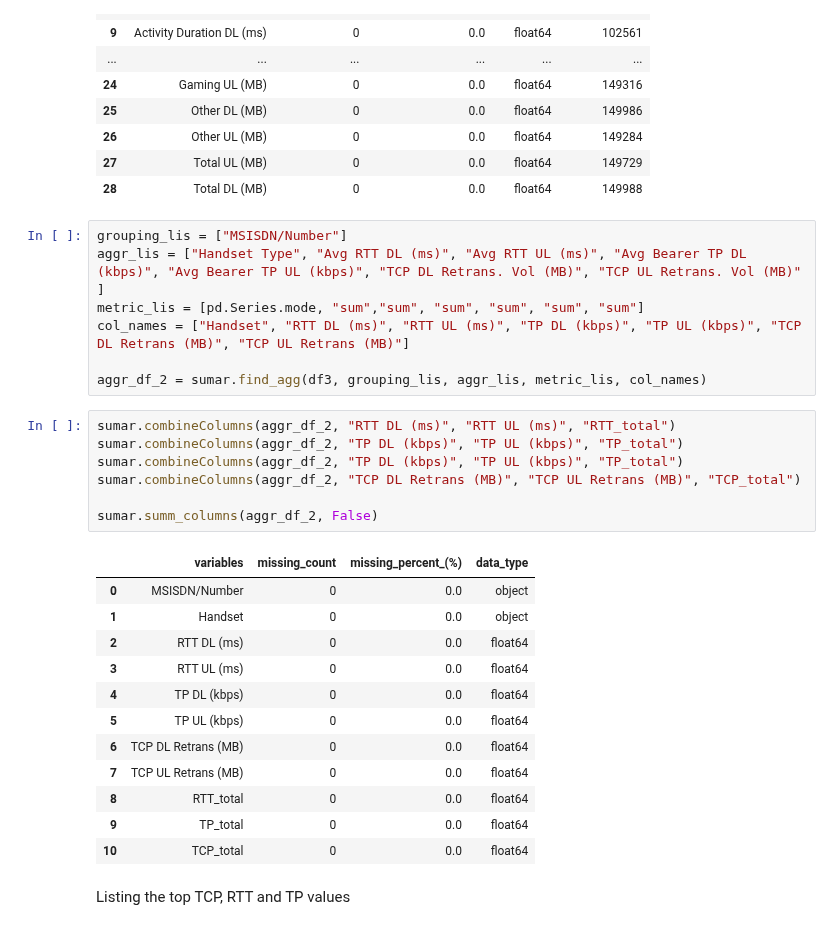
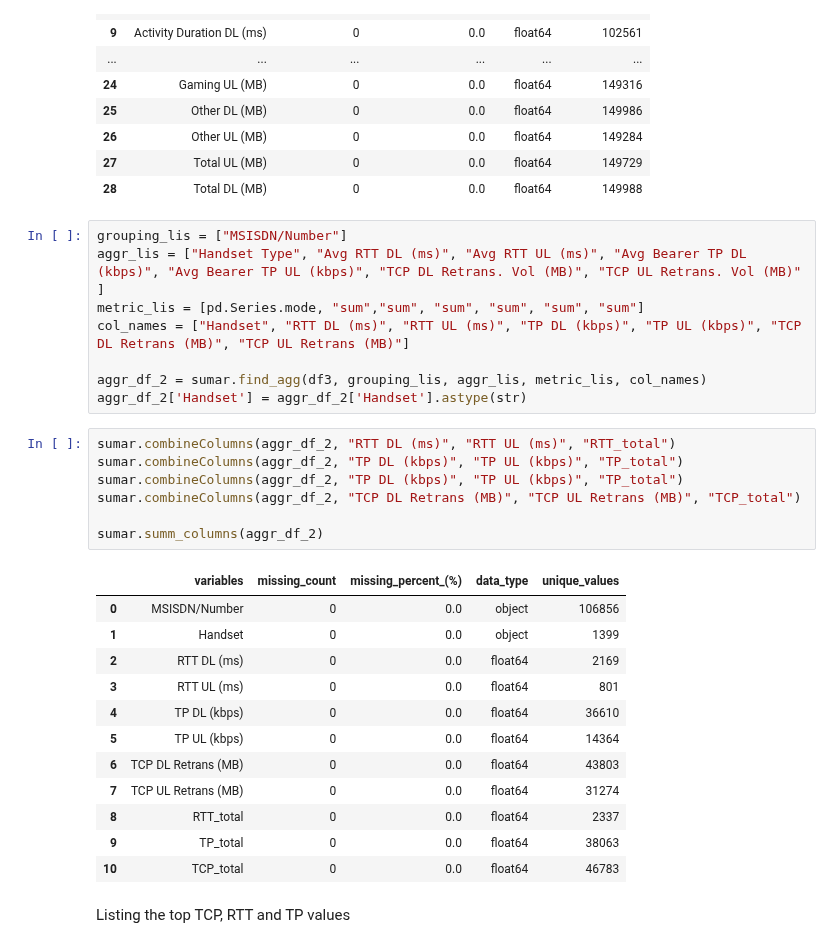
Before and after one commit to benbel376/telecom_users_analytics, a Jupyter notebook: notebooks/user_experience_analysis.ipynb, the cells around one changed output. Saved outputs shown, nothing was run; the diff lists cells and outputs as text.

```diff
--- a/notebooks/user_experience_analysis.ipynb
+++ b/notebooks/user_experience_analysis.ipynb
@@ -88,26 +88,27 @@ metric_lis = [pd.Series.mode, "sum","sum", "sum", "sum", "sum", "sum"]
 col_names = ["Handset", "RTT DL (ms)", "RTT UL (ms)", "TP DL (kbps)", "TP UL (kbps)", "TCP DL Retrans (MB)", "TCP UL Retrans (MB)"]
 
 aggr_df_2 = sumar.find_agg(df3, grouping_lis, aggr_lis, metric_lis, col_names)
+aggr_df_2['Handset'] = aggr_df_2['Handset'].astype(str)
 # %%
 sumar.combineColumns(aggr_df_2, "RTT DL (ms)", "RTT UL (ms)", "RTT_total")
 sumar.combineColumns(aggr_df_2, "TP DL (kbps)", "TP UL (kbps)", "TP_total")
 sumar.combineColumns(aggr_df_2, "TP DL (kbps)", "TP UL (kbps)", "TP_total")
 sumar.combineColumns(aggr_df_2, "TCP DL Retrans (MB)", "TCP UL Retrans (MB)", "TCP_total")
 
-sumar.summ_columns(aggr_df_2, False)
+sumar.summ_columns(aggr_df_2)
 # %% [output]
-|  | variables | missing_count | missing_percent_(%) | data_type |
-| 0 | MSISDN/Number | 0 | 0.0 | object |
-| 1 | Handset | 0 | 0.0 | object |
-| 2 | RTT DL (ms) | 0 | 0.0 | float64 |
-| 3 | RTT UL (ms) | 0 | 0.0 | float64 |
-| 4 | TP DL (kbps) | 0 | 0.0 | float64 |
-| 5 | TP UL (kbps) | 0 | 0.0 | float64 |
-| 6 | TCP DL Retrans (MB) | 0 | 0.0 | float64 |
-| 7 | TCP UL Retrans (MB) | 0 | 0.0 | float64 |
-| 8 | RTT_total | 0 | 0.0 | float64 |
-| 9 | TP_total | 0 | 0.0 | float64 |
-| 10 | TCP_total | 0 | 0.0 | float64 |
+|  | variables | missing_count | missing_percent_(%) | data_type | unique_values |
+| 0 | MSISDN/Number | 0 | 0.0 | object | 106856 |
+| 1 | Handset | 0 | 0.0 | object | 1399 |
+| 2 | RTT DL (ms) | 0 | 0.0 | float64 | 2169 |
+| 3 | RTT UL (ms) | 0 | 0.0 | float64 | 801 |
+| 4 | TP DL (kbps) | 0 | 0.0 | float64 | 36610 |
+| 5 | TP UL (kbps) | 0 | 0.0 | float64 | 14364 |
+| 6 | TCP DL Retrans (MB) | 0 | 0.0 | float64 | 43803 |
+| 7 | TCP UL Retrans (MB) | 0 | 0.0 | float64 | 31274 |
+| 8 | RTT_total | 0 | 0.0 | float64 | 2337 |
+| 9 | TP_total | 0 | 0.0 | float64 | 38063 |
+| 10 | TCP_total | 0 | 0.0 | float64 | 46783 |
 # %% [markdown]
 Listing the top TCP, RTT and TP values
 # %%
```
Also changed, not shown: parts of 2 cells of this notebook.
